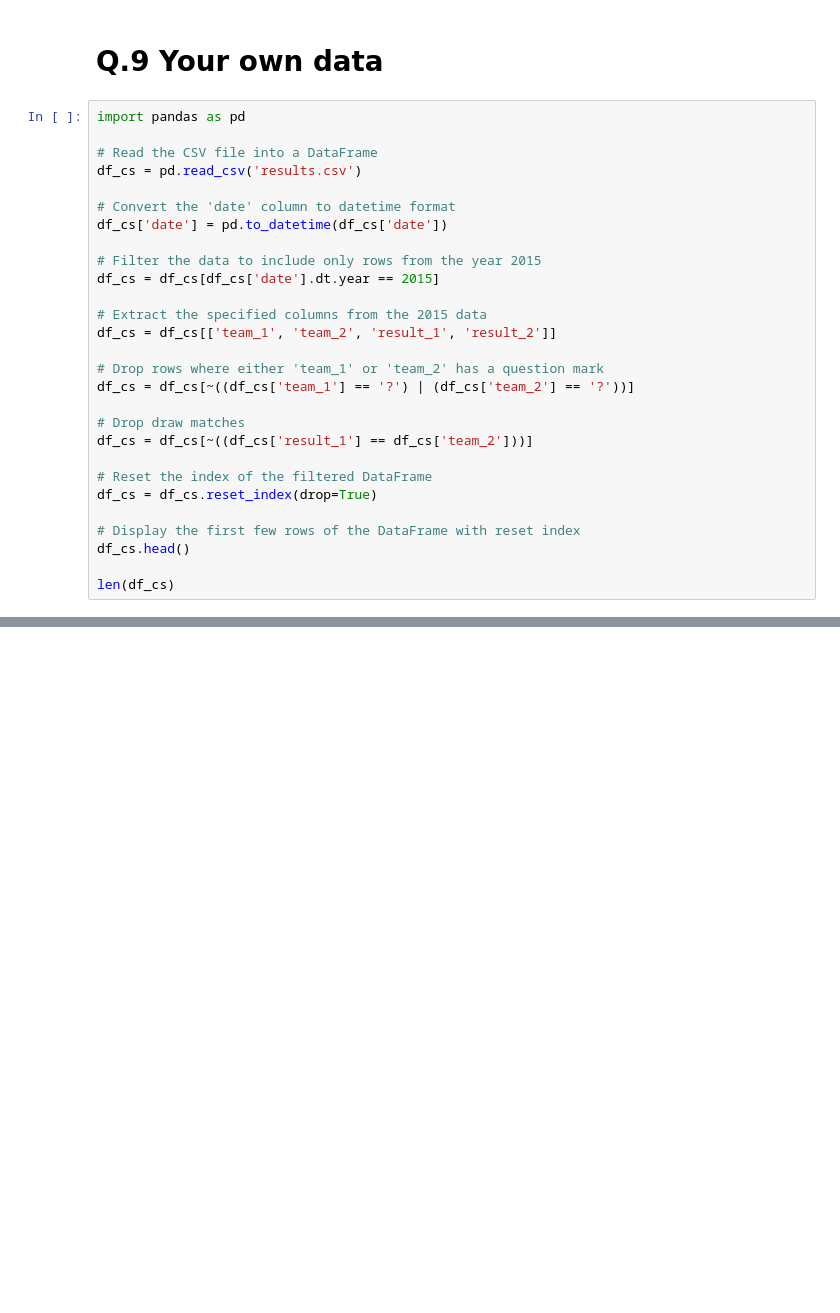
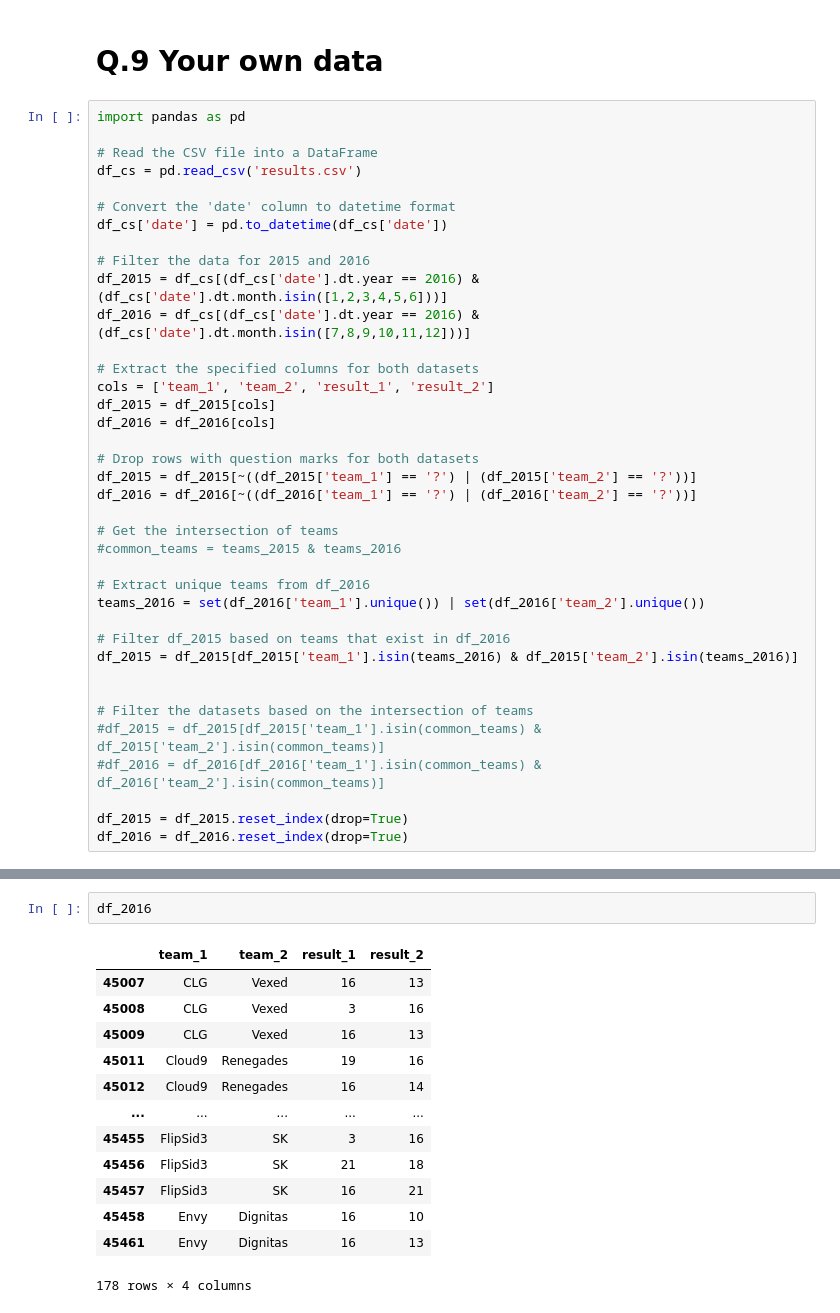
Before and after one commit to ClaudeCarlsson/Bayesian-Skill-Estimation-in-Player-Competitions, a Jupyter notebook: Project.ipynb, the cells around one changed output, grey strips where cells are left out. Drawn from its saved outputs; the diff is of its cells as text; blank space fills up the shorter version.

```diff
--- a/Project.ipynb
+++ b/Project.ipynb
@@ -594,22 +590,32 @@ df_cs = pd.read_csv('results.csv')
 # Convert the 'date' column to datetime format
 df_cs['date'] = pd.to_datetime(df_cs['date'])
 
-# Filter the data to include only rows from the year 2015
-df_cs = df_cs[df_cs['date'].dt.year == 2015]
+# Filter the data for 2015 and 2016
+df_2015 = df_cs[(df_cs['date'].dt.year == 2016) & (df_cs['date'].dt.month.isin([1,2,3,4,5,6]))]
+df_2016 = df_cs[(df_cs['date'].dt.year == 2016) & (df_cs['date'].dt.month.isin([7,8,9,10,11,12]))]
 
-# Extract the specified columns from the 2015 data
-df_cs = df_cs[['team_1', 'team_2', 'result_1', 'result_2']]
+# Extract the specified columns for both datasets
+cols = ['team_1', 'team_2', 'result_1', 'result_2']
+df_2015 = df_2015[cols]
+df_2016 = df_2016[cols]
 
-# Drop rows where either 'team_1' or 'team_2' has a question mark
-df_cs = df_cs[~((df_cs['team_1'] == '?') | (df_cs['team_2'] == '?'))]
+# Drop rows with question marks for both datasets
+df_2015 = df_2015[~((df_2015['team_1'] == '?') | (df_2015['team_2'] == '?'))]
+df_2016 = df_2016[~((df_2016['team_1'] == '?') | (df_2016['team_2'] == '?'))]
 
-# Drop draw matches
-df_cs = df_cs[~((df_cs['result_1'] == df_cs['team_2']))]
+# Get the intersection of teams
+#common_teams = teams_2015 & teams_2016
 
-# Reset the index of the filtered DataFrame
-df_cs = df_cs.reset_index(drop=True)
+# Extract unique teams from df_2016
+teams_2016 = set(df_2016['team_1'].unique()) | set(df_2016['team_2'].unique())
 
-# Display the first few rows of the DataFrame with reset index
-df_cs.head()
+# Filter df_2015 based on teams that exist in df_2016
+df_2015 = df_2015[df_2015['team_1'].isin(teams_2016) & df_2015['team_2'].isin(teams_2016)]
 
-len(df_cs)
+
+# Filter the datasets based on the intersection of teams
+#df_2015 = df_2015[df_2015['team_1'].isin(common_teams) & df_2015['team_2'].isin(common_teams)]
+#df_2016 = df_2016[df_2016['team_1'].isin(common_teams) & df_2016['team_2'].isin(common_teams)]
+
+df_2015 = df_2015.reset_index(drop=True)
+df_2016 = df_2016.reset_index(drop=True)
@@ -768,0 +840,16 @@ plt.show()
+# %%
+df_2016
+# %% [output]
+|  | team_1 | team_2 | result_1 | result_2 |
+| 45007 | CLG | Vexed | 16 | 13 |
+| 45008 | CLG | Vexed | 3 | 16 |
+| 45009 | CLG | Vexed | 16 | 13 |
+| 45011 | Cloud9 | Renegades | 19 | 16 |
+| 45012 | Cloud9 | Renegades | 16 | 14 |
+| ... | ... | ... | ... | ... |
+| 45455 | FlipSid3 | SK | 3 | 16 |
+| 45456 | FlipSid3 | SK | 21 | 18 |
+| 45457 | FlipSid3 | SK | 16 | 21 |
+| 45458 | Envy | Dignitas | 16 | 10 |
+| 45461 | Envy | Dignitas | 16 | 13 |
+178 rows × 4 columns
```
Also changed, not shown: parts of 31 cells of this notebook, 1 other file.
